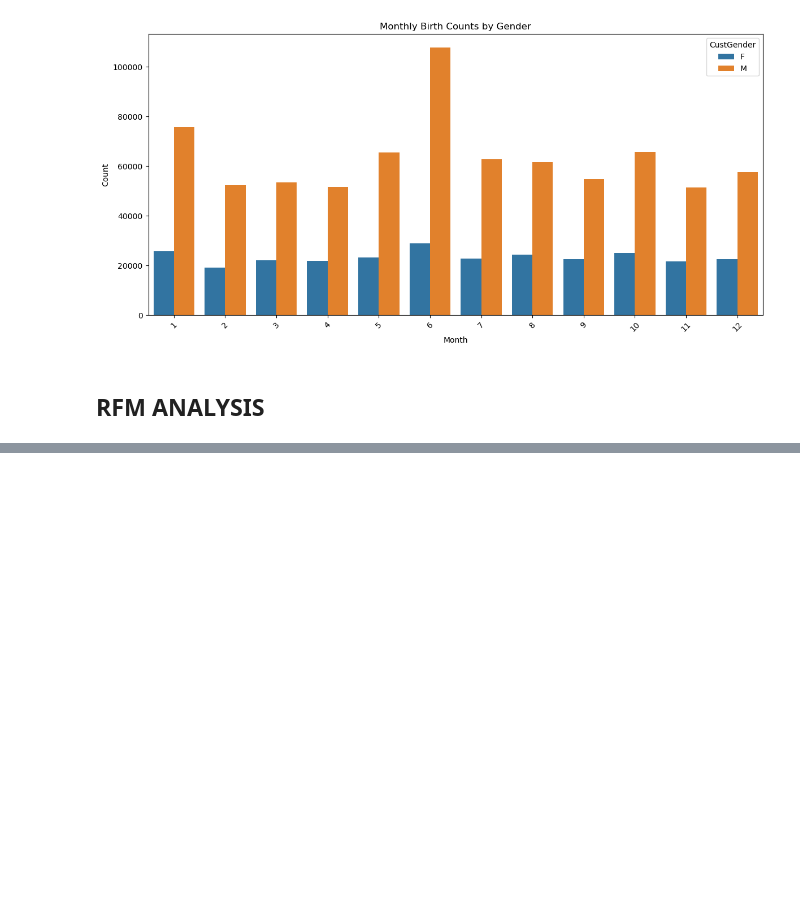
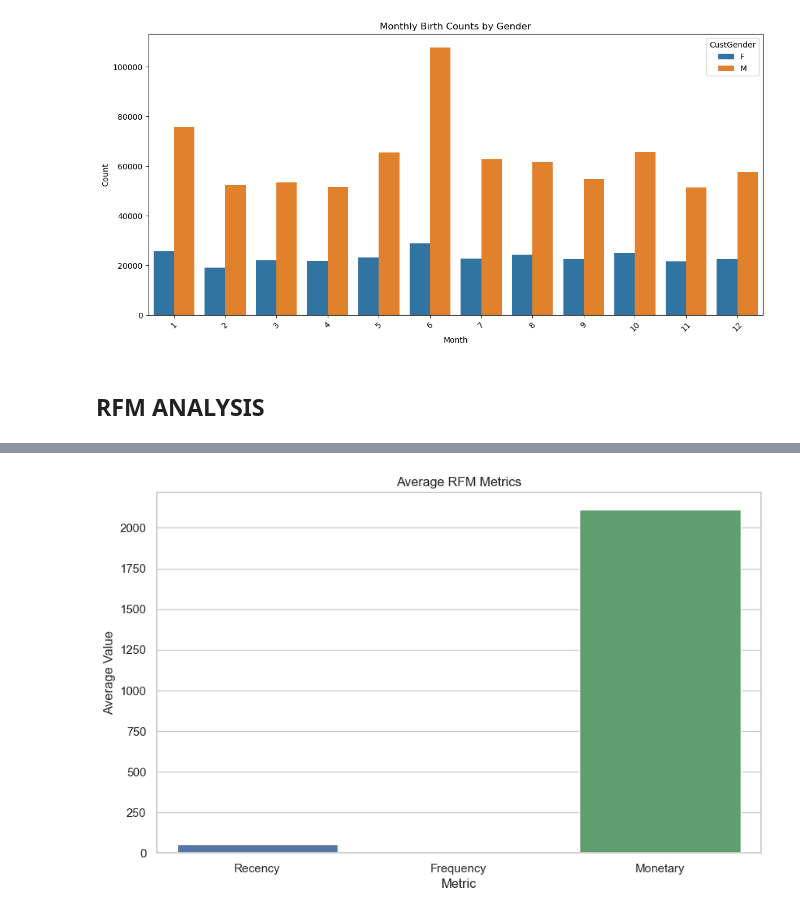
Before and after one commit to joachinhimself/RFM-Analysis, a Jupyter notebook: Notebooks/RFM Analysis Solution.ipynb, the cells around one changed output, grey strips where cells are left out. Saved outputs shown, nothing was run; the diff lists cells and outputs as text; code cells hidden in the pictures; blank space fills up the shorter version.

```diff
--- a/Notebooks/RFM Analysis Solution.ipynb
+++ b/Notebooks/RFM Analysis Solution.ipynb
@@ -724,0 +896,13 @@ df.head()
+# %%
+#Bar Chart of Average RFM Metrics
+
+average_rfm = rfm_table[['Recency', 'Frequency', 'Monetary']].mean().reset_index()
+average_rfm.columns = ['Metric', 'Average Value']
+
+plt.figure(figsize=(10, 6))
+sns.barplot(data=average_rfm, x='Metric', y='Average Value')
+plt.title('Average RFM Metrics')
+plt.ylabel('Average Value')
+plt.show()
+# %% [output]
+[figure, added]
```
Also changed, not shown: parts of 34 cells of this notebook.
